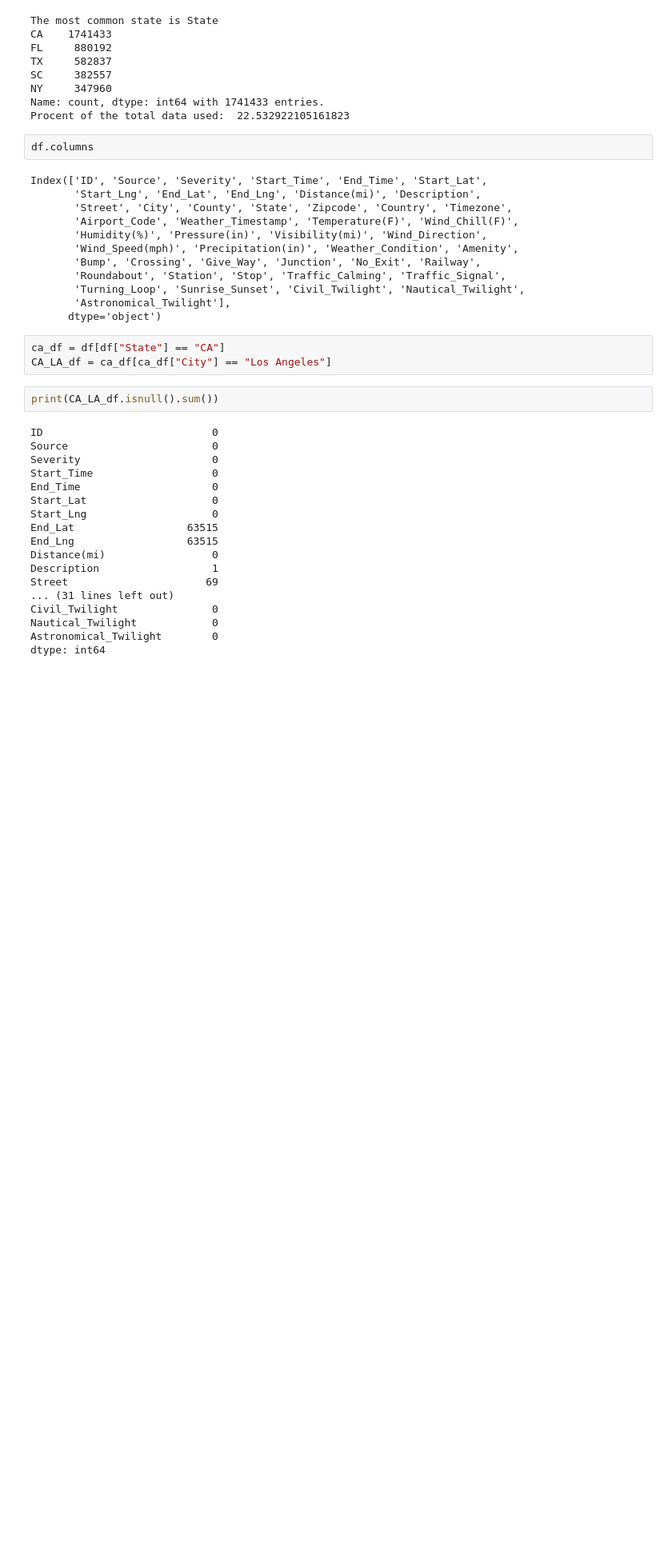
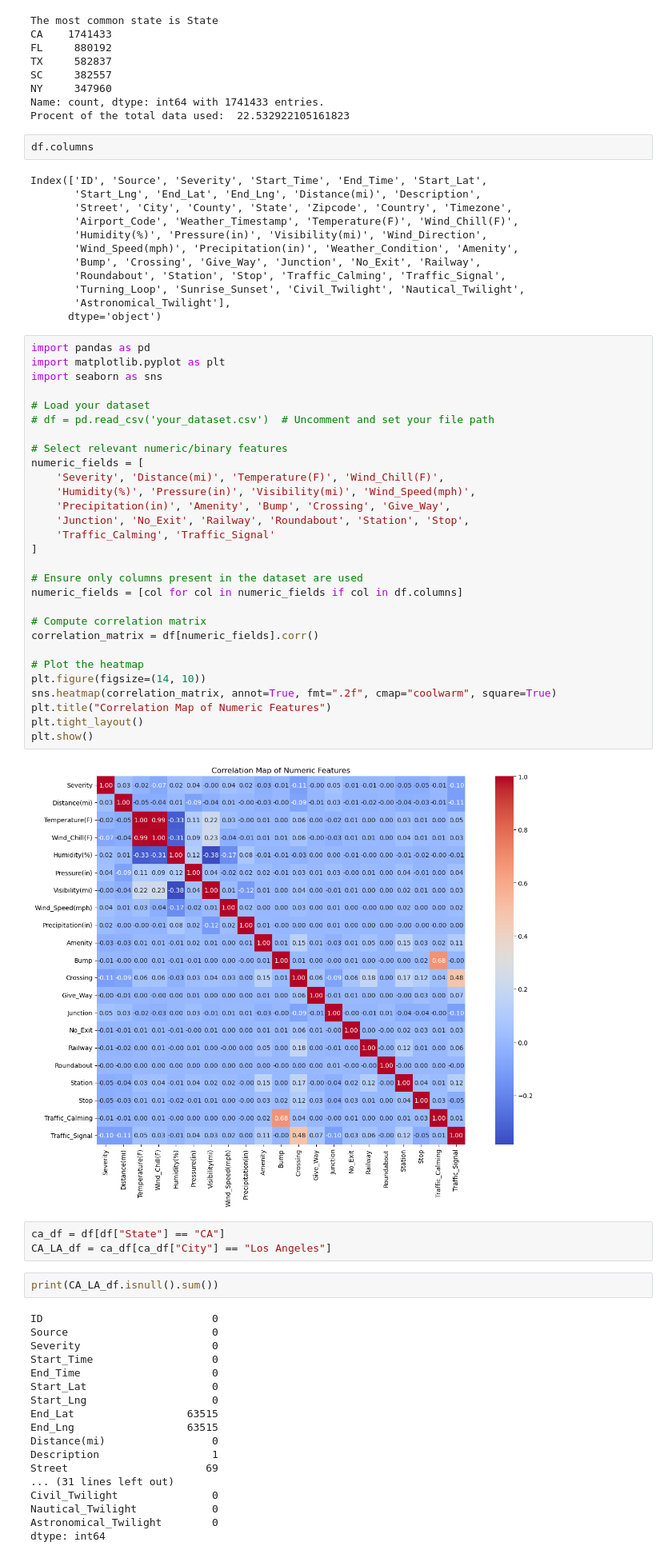
Before and after one commit to Yuzper/GeospatialDataScienceProject, a Jupyter notebook: Accident Data Extraction.ipynb, the cells around one changed output. Shown at 80% size. Cells and saved outputs as stored; diff of their text form; blank space fills up the shorter version.

```diff
--- a/Accident Data Extraction.ipynb
+++ b/Accident Data Extraction.ipynb
@@ -52,6 +52,37 @@ Index(['ID', 'Source', 'Severity', 'Start_Time', 'End_Time', 'Start_Lat',
        'Turning_Loop', 'Sunrise_Sunset', 'Civil_Twilight', 'Nautical_Twilight',
        'Astronomical_Twilight'],
       dtype='object')
+# %%
+import pandas as pd
+import matplotlib.pyplot as plt
+import seaborn as sns
+
+# Load your dataset
+# df = pd.read_csv('your_dataset.csv')  # Uncomment and set your file path
+
+# Select relevant numeric/binary features
+numeric_fields = [
+    'Severity', 'Distance(mi)', 'Temperature(F)', 'Wind_Chill(F)',
+    'Humidity(%)', 'Pressure(in)', 'Visibility(mi)', 'Wind_Speed(mph)',
+    'Precipitation(in)', 'Amenity', 'Bump', 'Crossing', 'Give_Way',
+    'Junction', 'No_Exit', 'Railway', 'Roundabout', 'Station', 'Stop',
+    'Traffic_Calming', 'Traffic_Signal'
+]
+
+# Ensure only columns present in the dataset are used
+numeric_fields = [col for col in numeric_fields if col in df.columns]
+
+# Compute correlation matrix
+correlation_matrix = df[numeric_fields].corr()
+
+# Plot the heatmap
+plt.figure(figsize=(14, 10))
+sns.heatmap(correlation_matrix, annot=True, fmt=".2f", cmap="coolwarm", square=True)
+plt.title("Correlation Map of Numeric Features")
+plt.tight_layout()
+plt.show()
+# %% [output]
+[figure, added]
 # %%
 ca_df = df[df["State"] == "CA"]
 CA_LA_df = ca_df[ca_df["City"] == "Los Angeles"]
```
Also changed, not shown: parts of 1 cell of this notebook, 5 other files.
